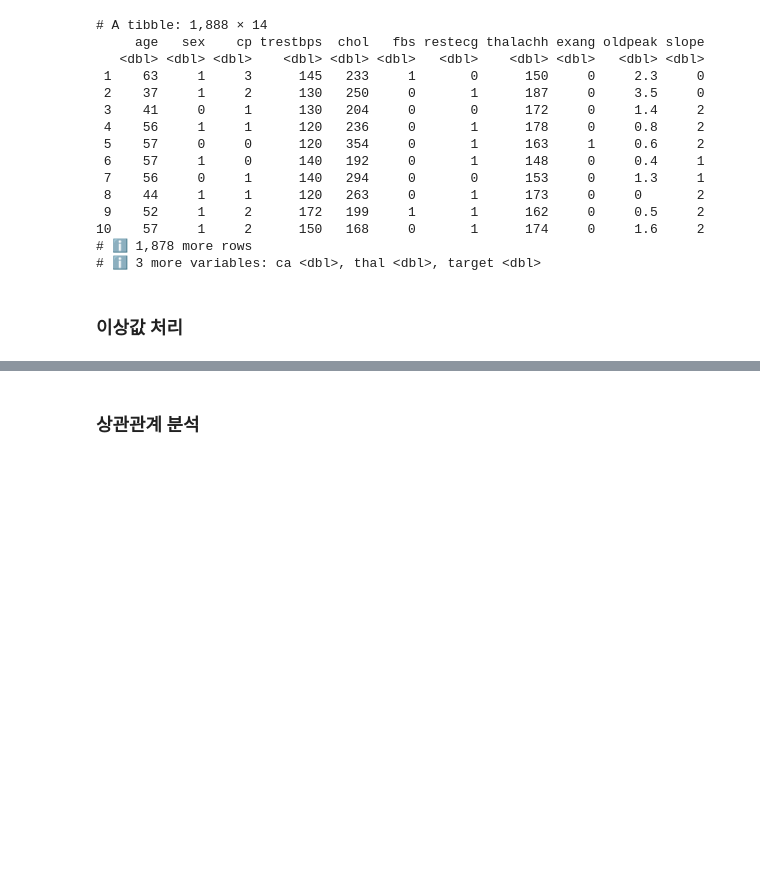
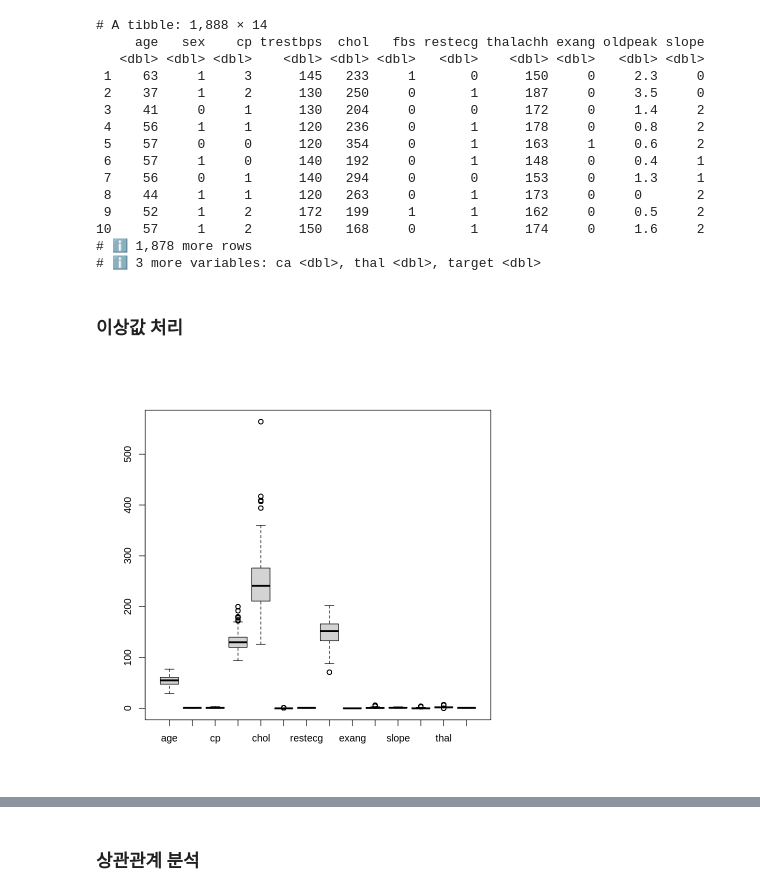
Before and after one commit to pillwood/Heart-Disease-Prediction, a Jupyter notebook: BigData_P201.ipynb, the cells around one changed output, grey strips where cells are left out. Drawn from its saved outputs; the diff is of its cells as text; code cells hidden in the pictures; blank space fills up the shorter version.

```diff
--- a/BigData_P201.ipynb
+++ b/BigData_P201.ipynb
@@ -124,0 +108,5 @@ TB_IQR <- handle_outliers_IQR(TB_no_qm)
+# %%
+#전체 데이터에 대해 실행
+TB_no_qmna %>% boxplot()
+# %% [output]
+[figure, added]
```
Also changed, not shown: parts of 20 cells of this notebook.
